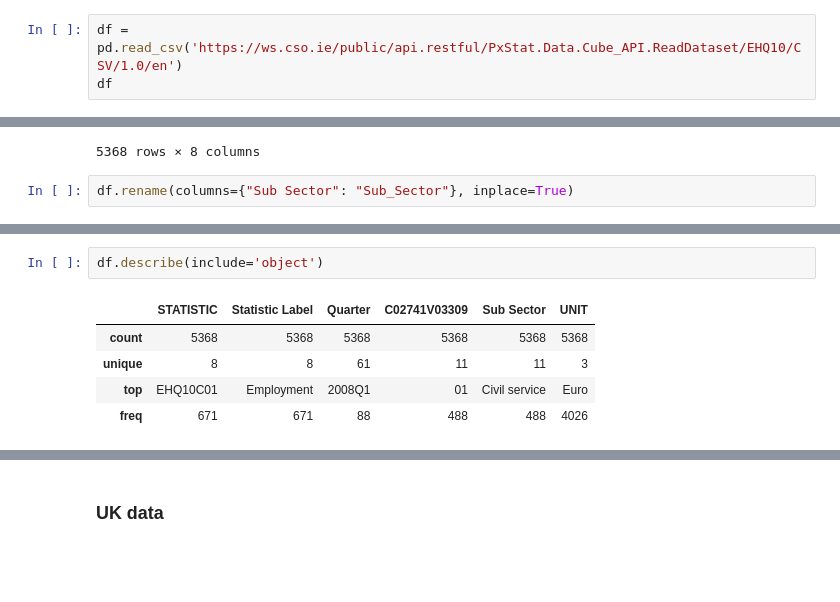
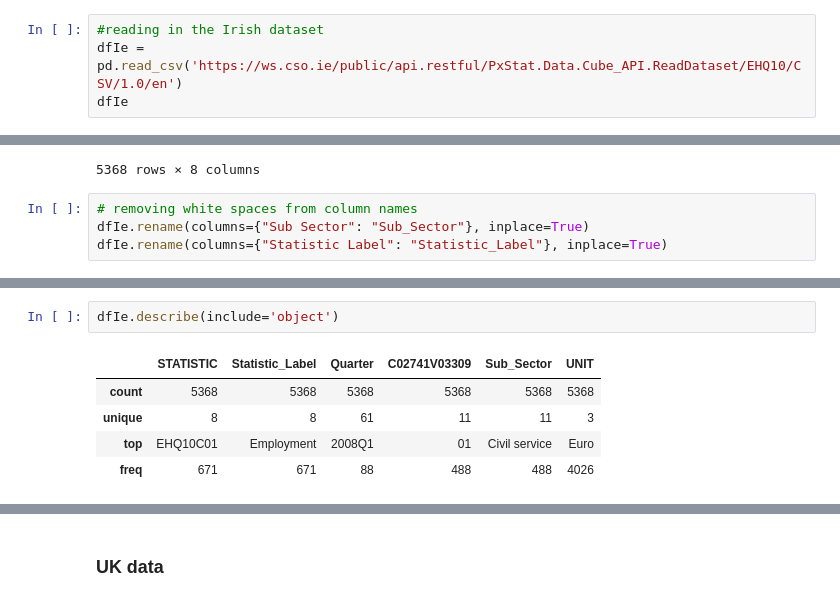
Before and after one commit to Carloselrecharlie/ML_assessment_repeat, a Jupyter notebook: sba22448_Integrated_CA-ML.ipynb, the cells around one changed output, grey strips where cells are left out. Drawn from its saved outputs; the diff is of its cells as text; blank space fills up the shorter version.

```diff
--- a/sba22448_Integrated_CA-ML.ipynb
+++ b/sba22448_Integrated_CA-ML.ipynb
@@ -6,6 +8,7 @@ import matplotlib.pyplot as plt
 # %%
-df = pd.read_csv('https://ws.cso.ie/public/api.restful/PxStat.Data.Cube_API.ReadDataset/EHQ10/CSV/1.0/en')
-df
+#reading in the Irish dataset
+dfIe = pd.read_csv('https://ws.cso.ie/public/api.restful/PxStat.Data.Cube_API.ReadDataset/EHQ10/CSV/1.0/en')
+dfIe
 # %% [output]
 |  | STATISTIC | Statistic Label | TLIST(Q1) | Quarter | C02741V03309 | Sub Sector | UNIT | VALUE |
 | 0 | EHQ10C01 | Employment | 20081 | 2008Q1 | 01 | Civil service | Number | 41700.00 |
@@ -21,4 +24,6 @@ df
 | 5367 | EHQ10C08 | Average hourly total labour costs | 20231 | 2023Q1 | 08 | Total Public Sector excluding Sem... | Euro | 37.68 |
 5368 rows × 8 columns
 # %%
-df.rename(columns={"Sub Sector": "Sub_Sector"}, inplace=True)
+# removing white spaces from column names
+dfIe.rename(columns={"Sub Sector": "Sub_Sector"}, inplace=True)
+dfIe.rename(columns={"Statistic Label": "Statistic_Label"}, inplace=True)
@@ -110,9 +99,9 @@ df.describe()
 | 75% | 20192.000000 | 238.287500 |
 | max | 20231.000000 | 450000.000000 |
 # %%
-df.describe(include='object')
+dfIe.describe(include='object')
 # %% [output]
-|  | STATISTIC | Statistic Label | Quarter | C02741V03309 | Sub Sector | UNIT |
+|  | STATISTIC | Statistic_Label | Quarter | C02741V03309 | Sub_Sector | UNIT |
 | count | 5368 | 5368 | 5368 | 5368 | 5368 | 5368 |
 | unique | 8 | 8 | 61 | 11 | 11 | 3 |
 | top | EHQ10C01 | Employment | 2008Q1 | 01 | Civil service | Euro |
```
Also changed, not shown: parts of 18 cells of this notebook, 1 other file.
